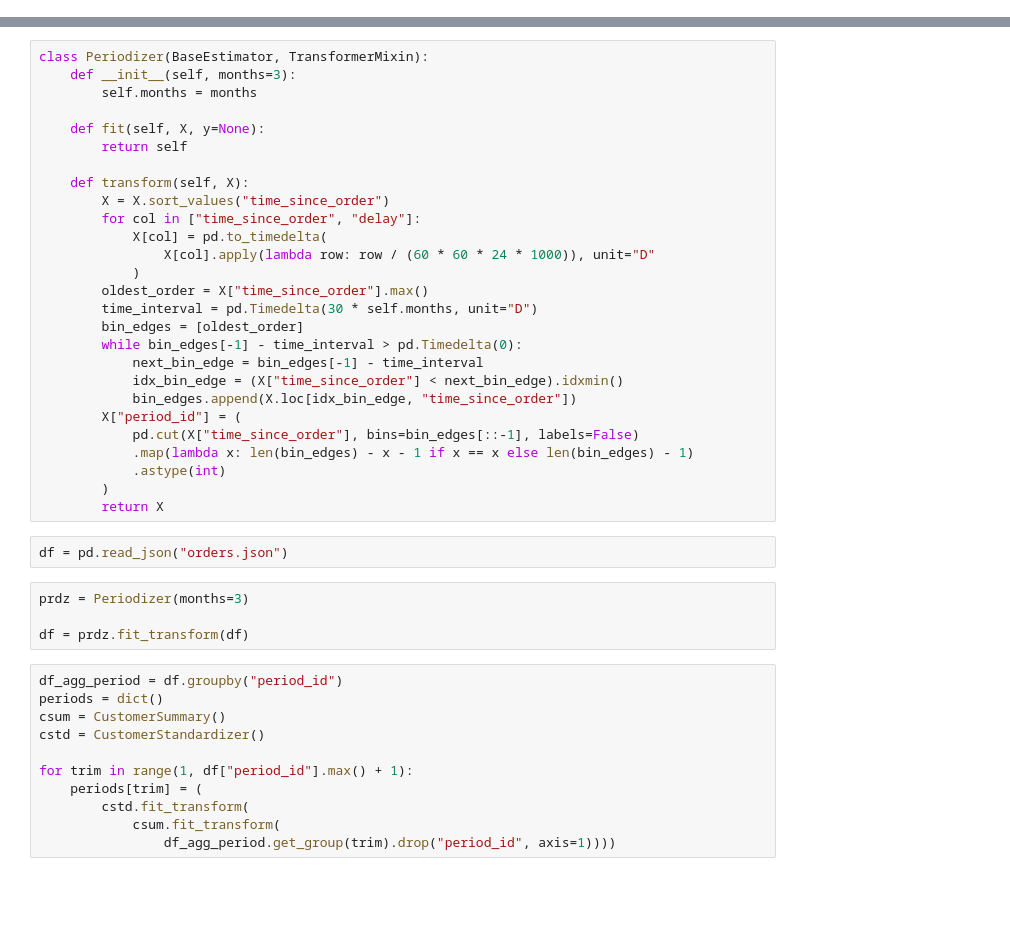
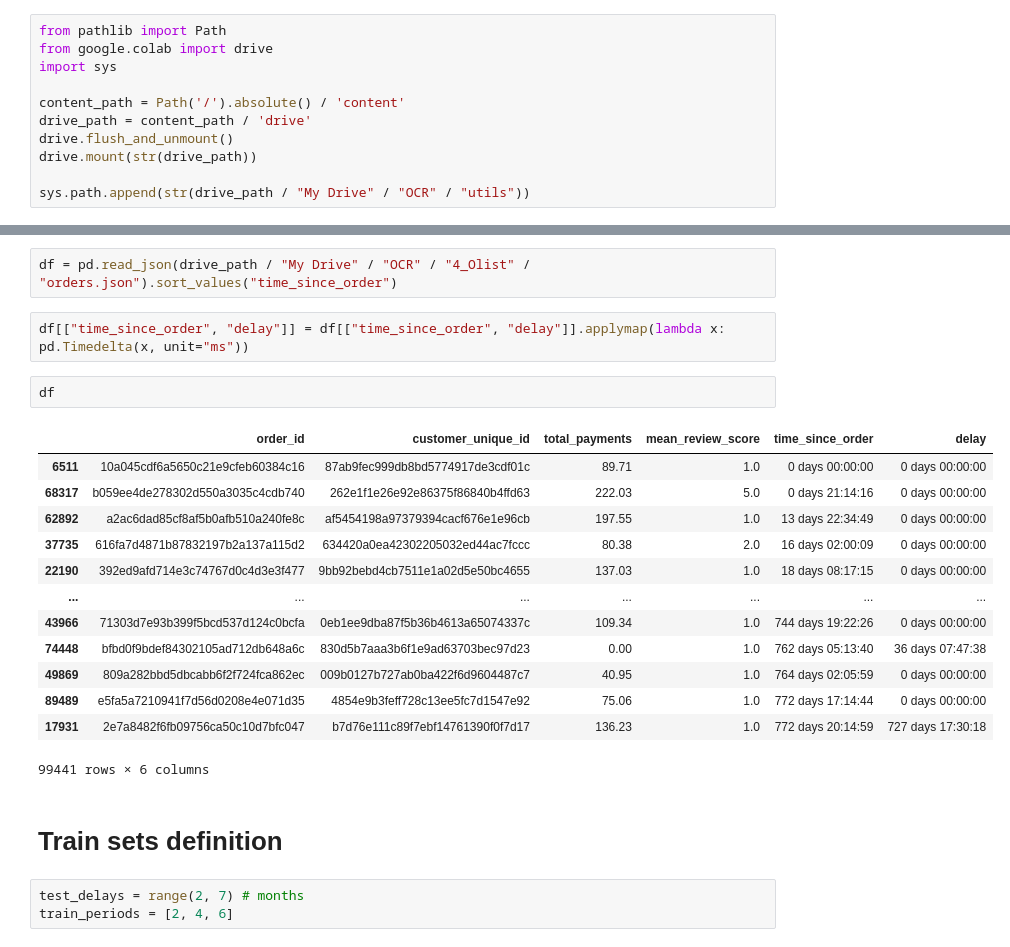
Before and after one commit to vicmcl/e-commerce, a Jupyter notebook: notebook_simulation.ipynb, the cells around one changed output, grey strips where cells are left out. Saved outputs shown, nothing was run; the diff lists cells and outputs as text; blank space fills up the shorter version.

```diff
--- a/notebook_simulation.ipynb
+++ b/notebook_simulation.ipynb
@@ -6,0 +8,11 @@ The autoreload extension is already loaded. To reload it, use:
+# %%
+from pathlib import Path
+from google.colab import drive
+import sys
+
+content_path = Path('/').absolute() / 'content'
+drive_path = content_path / 'drive'
+drive.flush_and_unmount()
+drive.mount(str(drive_path))
+
+sys.path.append(str(drive_path / "My Drive" / "OCR" / "utils"))
@@ -17,47 +33,28 @@ from sklearn.preprocessing import StandardScaler
 
 %matplotlib inline
 sns.set_style('white')
-# %%
-class Periodizer(BaseEstimator, TransformerMixin):
-    def __init__(self, months=3):
-        self.months = months
-
-    def fit(self, X, y=None):
-        return self
-
-    def transform(self, X):
-        X = X.sort_values("time_since_order")
-        for col in ["time_since_order", "delay"]:
-            X[col] = pd.to_timedelta(
-                X[col].apply(lambda row: row / (60 * 60 * 24 * 1000)), unit="D"
-            )
-        oldest_order = X["time_since_order"].max()
-        time_interval = pd.Timedelta(30 * self.months, unit="D")
-        bin_edges = [oldest_order]
-        while bin_edges[-1] - time_interval > pd.Timedelta(0):
-            next_bin_edge = bin_edges[-1] - time_interval
-            idx_bin_edge = (X["time_since_order"] < next_bin_edge).idxmin()
-            bin_edges.append(X.loc[idx_bin_edge, "time_since_order"])
-        X["period_id"] = (
-            pd.cut(X["time_since_order"], bins=bin_edges[::-1], labels=False)
-            .map(lambda x: len(bin_edges) - x - 1 if x == x else len(bin_edges) - 1)
-            .astype(int)
-        )
-        return X
 # %%
-df = pd.read_json("orders.json")
+df = pd.read_json(drive_path / "My Drive" / "OCR" / "4_Olist" / "orders.json").sort_values("time_since_order")
-# %%
-prdz = Periodizer(months=3)
-
-df = prdz.fit_transform(df)
-# %%
-df_agg_period = df.groupby("period_id")
-periods = dict()
-csum = CustomerSummary()
-cstd = CustomerStandardizer()
-
-for trim in range(1, df["period_id"].max() + 1):
-    periods[trim] = (
-        cstd.fit_transform(
-            csum.fit_transform(
-                df_agg_period.get_group(trim).drop("period_id", axis=1))))
+# %%
+df[["time_since_order", "delay"]] = df[["time_since_order", "delay"]].applymap(lambda x: pd.Timedelta(x, unit="ms"))
+# %%
+df
+# %% [output]
+|  | order_id | customer_unique_id | total_payments | mean_review_score | time_since_order | delay |
+| 6511 | 10a045cdf6a5650c21e9cfeb60384c16 | 87ab9fec999db8bd5774917de3cdf01c | 89.71 | 1.0 | 0 days 00:00:00 | 0 days 00:00:00 |
+| 68317 | b059ee4de278302d550a3035c4cdb740 | 262e1f1e26e92e86375f86840b4ffd63 | 222.03 | 5.0 | 0 days 21:14:16 | 0 days 00:00:00 |
+| 62892 | a2ac6dad85cf8af5b0afb510a240fe8c | af5454198a97379394cacf676e1e96cb | 197.55 | 1.0 | 13 days 22:34:49 | 0 days 00:00:00 |
+| 37735 | 616fa7d4871b87832197b2a137a115d2 | 634420a0ea42302205032ed44ac7fccc | 80.38 | 2.0 | 16 days 02:00:09 | 0 days 00:00:00 |
+| 22190 | 392ed9afd714e3c74767d0c4d3e3f477 | 9bb92bebd4cb7511e1a02d5e50bc4655 | 137.03 | 1.0 | 18 days 08:17:15 | 0 days 00:00:00 |
+| ... | ... | ... | ... | ... | ... | ... |
+| 43966 | 71303d7e93b399f5bcd537d124c0bcfa | 0eb1ee9dba87f5b36b4613a65074337c | 109.34 | 1.0 | 744 days 19:22:26 | 0 days 00:00:00 |
+| 74448 | bfbd0f9bdef84302105ad712db648a6c | 830d5b7aaa3b6f1e9ad63703bec97d23 | 0.00 | 1.0 | 762 days 05:13:40 | 36 days 07:47:38 |
+| 49869 | 809a282bbd5dbcabb6f2f724fca862ec | 009b0127b727ab0ba422f6d9604487c7 | 40.95 | 1.0 | 764 days 02:05:59 | 0 days 00:00:00 |
+| 89489 | e5fa5a7210941f7d56d0208e4e071d35 | 4854e9b3feff728c13ee5fc7d1547e92 | 75.06 | 1.0 | 772 days 17:14:44 | 0 days 00:00:00 |
+| 17931 | 2e7a8482f6fb09756ca50c10d7bfc047 | b7d76e111c89f7ebf14761390f0f7d17 | 136.23 | 1.0 | 772 days 20:14:59 | 727 days 17:30:18 |
+99441 rows × 6 columns
+# %% [markdown]
+# Train sets definition
+# %%
+test_delays = range(2, 7) # months
+train_periods = [2, 4, 6]
```
Also changed, not shown: parts of 19 cells of this notebook.
